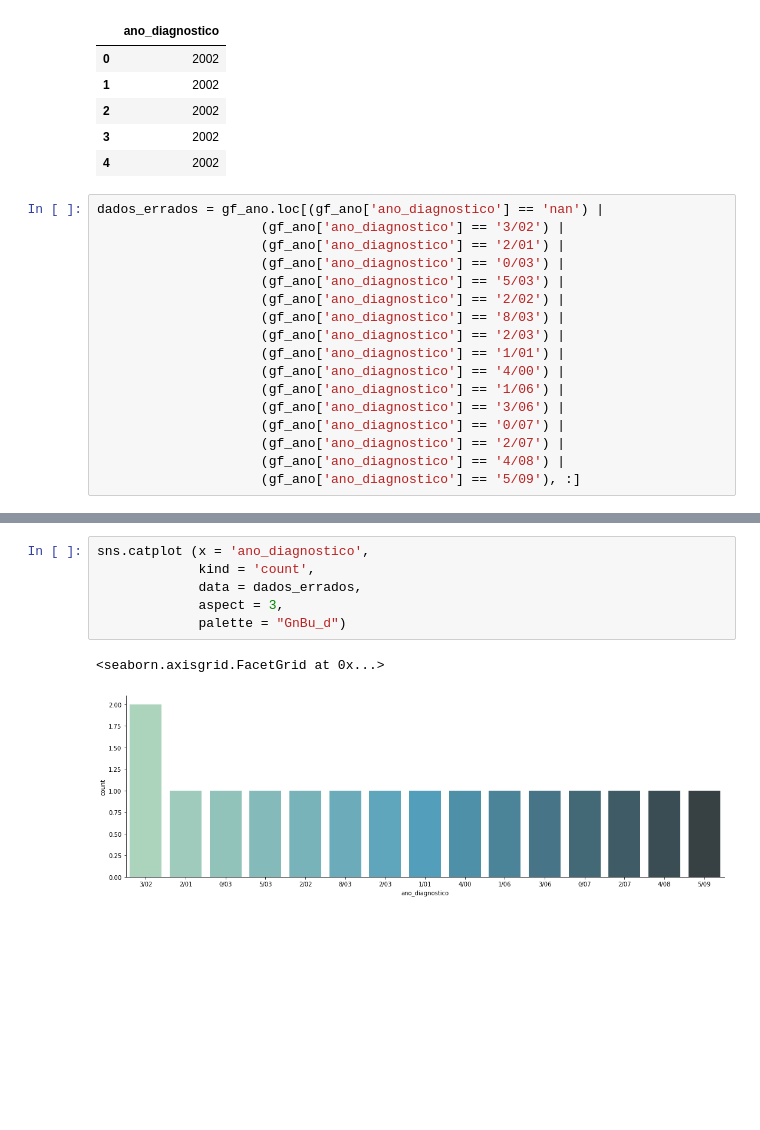
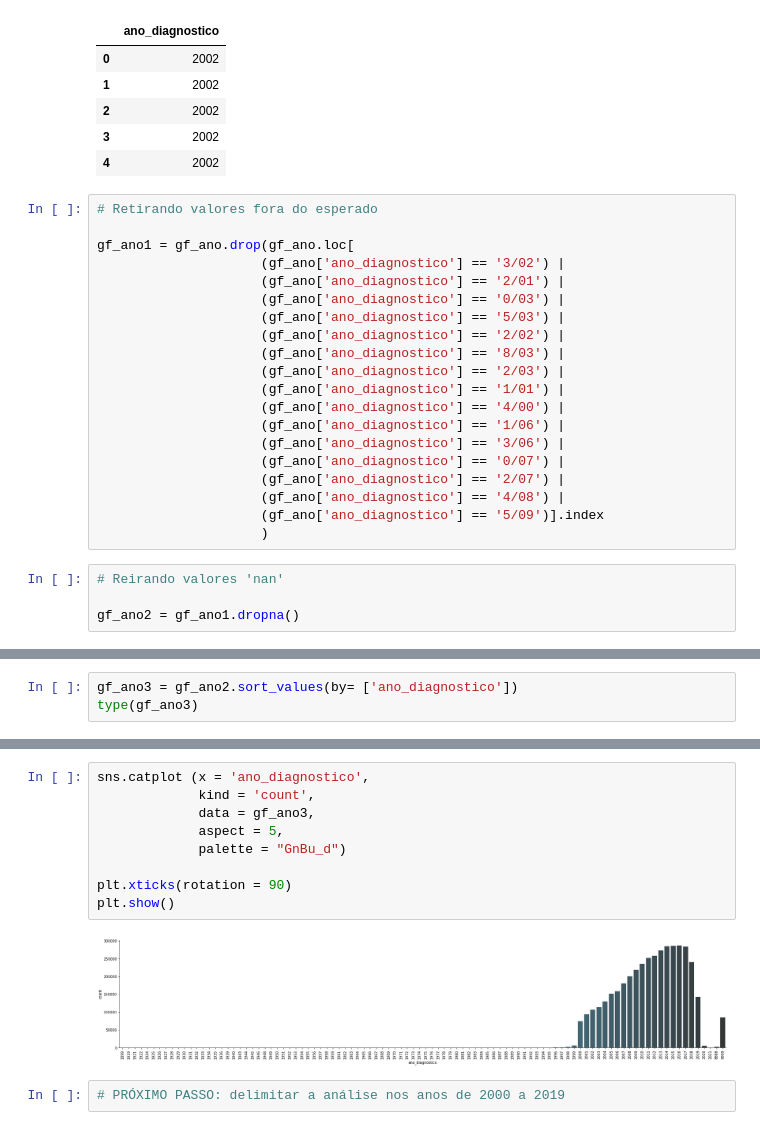
Before and after one commit to AnaPaulaPAraujo/analise_dados_cancer_brasil, a Jupyter notebook: Etapa 2/análise_etapa2.ipynb, the cells around one changed output, grey strips where cells are left out. Cells and saved outputs as stored; diff of their text form; blank space fills up the shorter version.

```diff
--- a/Etapa 2/análise_etapa2.ipynb
+++ b/Etapa 2/análise_etapa2.ipynb
@@ -393,7 +395,9 @@ gf_ano.head()
 | 3 | 2002 |
 | 4 | 2002 |
 # %%
-dados_errados = gf_ano.loc[(gf_ano['ano_diagnostico'] == 'nan') |
+# Retirando valores fora do esperado
+
+gf_ano1 = gf_ano.drop(gf_ano.loc[
                      (gf_ano['ano_diagnostico'] == '3/02') |
                      (gf_ano['ano_diagnostico'] == '2/01') |
                      (gf_ano['ano_diagnostico'] == '0/03') |
@@ -408,4 +412,9 @@ dados_errados = gf_ano.loc[(gf_ano['ano_diagnostico'] == 'nan') |
                      (gf_ano['ano_diagnostico'] == '0/07') |
                      (gf_ano['ano_diagnostico'] == '2/07') |
                      (gf_ano['ano_diagnostico'] == '4/08') |
-                     (gf_ano['ano_diagnostico'] == '5/09'), :]
+                     (gf_ano['ano_diagnostico'] == '5/09')].index
+                     )
+# %%
+# Reirando valores 'nan'
+
+gf_ano2 = gf_ano1.dropna()
@@ -411,0 +425,3 @@ dados_errados = gf_ano.loc[(gf_ano['ano_diagnostico'] == 'nan') |
+# %%
+gf_ano3 = gf_ano2.sort_values(by= ['ano_diagnostico'])
+type(gf_ano3)
@@ -412,9 +446,13 @@ dados_errados = gf_ano.loc[(gf_ano['ano_diagnostico'] == 'nan') |
 # %%
 sns.catplot (x = 'ano_diagnostico',
              kind = 'count',
-             data = dados_errados,
-             aspect = 3,
+             data = gf_ano3,
+             aspect = 5,
              palette = "GnBu_d")
+
+plt.xticks(rotation = 90)
+plt.show()
 # %% [output]
-<seaborn.axisgrid.FacetGrid at 0x...>
-[figure, old version]
+[figure, new version]
+# %%
+# PRÓXIMO PASSO: delimitar a análise nos anos de 2000 a 2019
```
Also changed, not shown: parts of 7 cells of this notebook.
